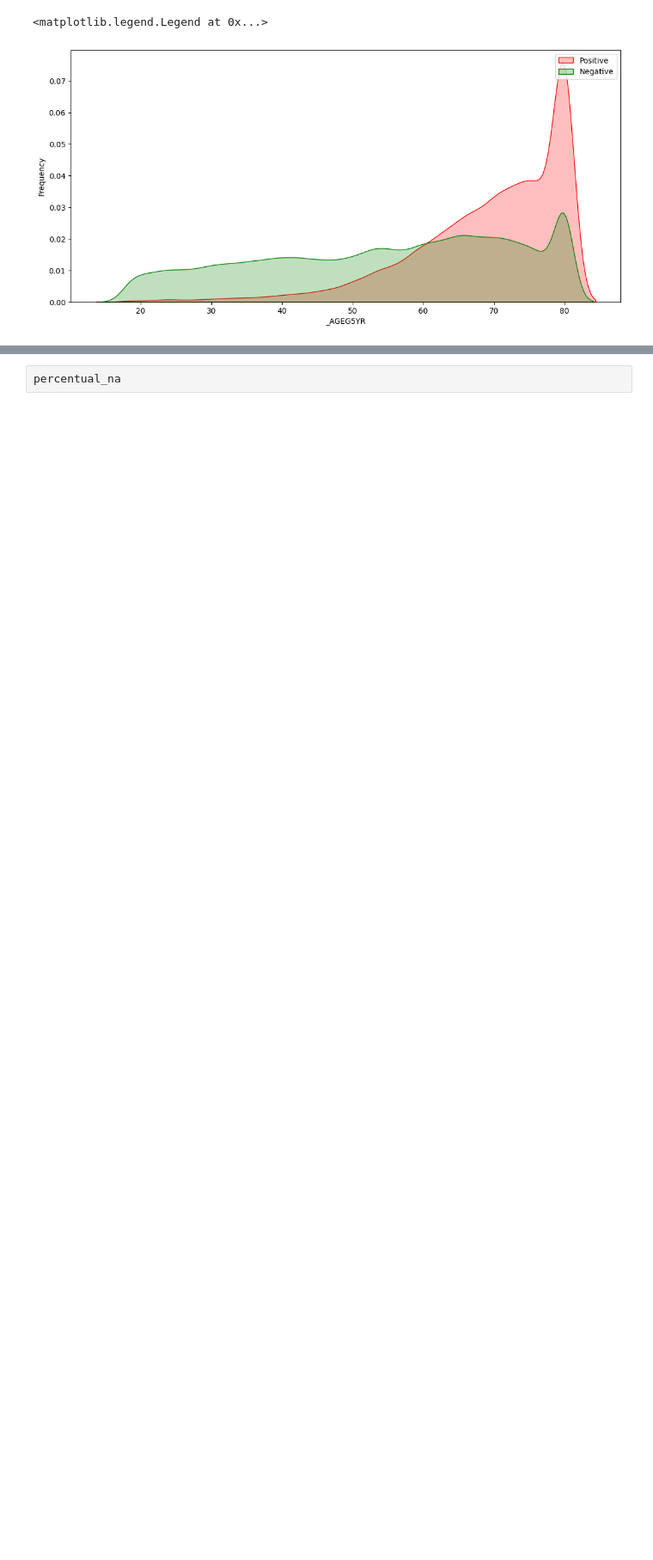
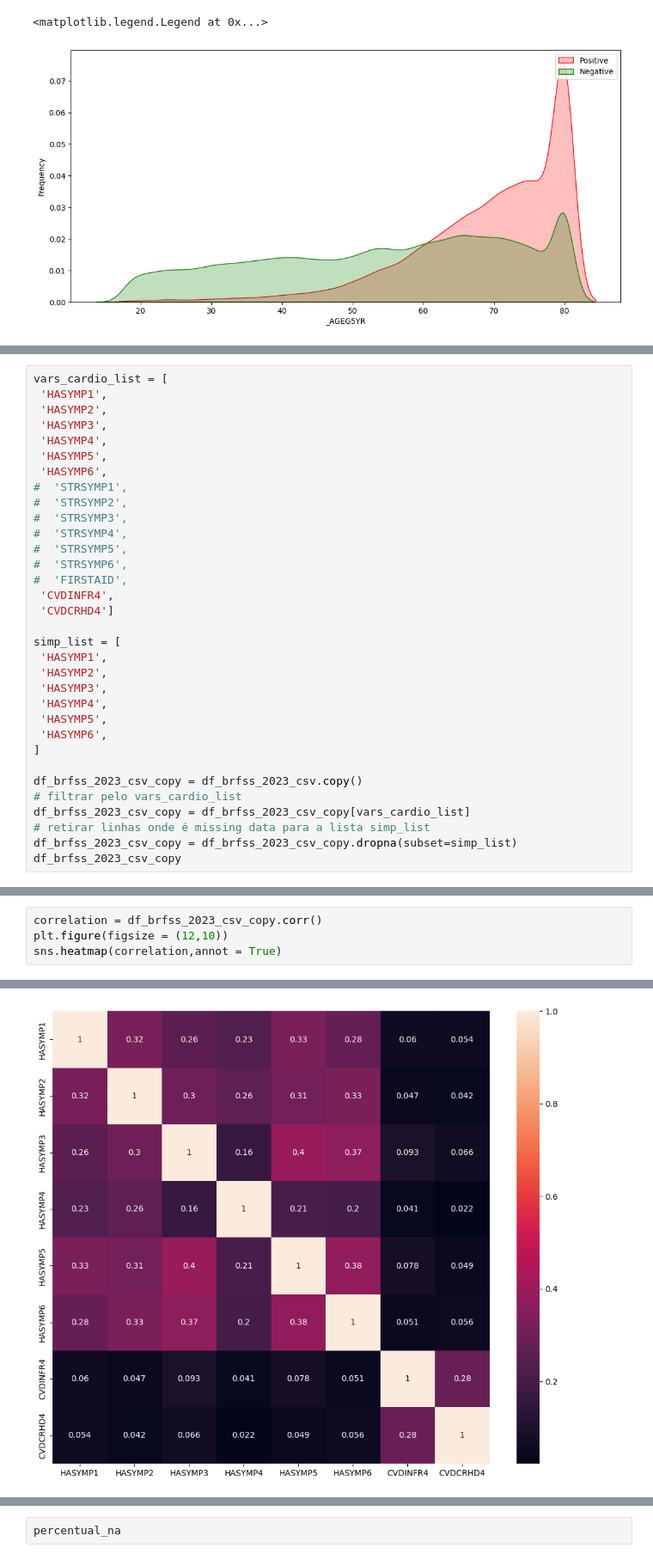
Before and after one commit to EdCarlos-dev/riskPredictionDeseases, a Jupyter notebook: dev/notebooks/dataTreatment_400_k_samples.ipynb, the cells around one changed output, grey strips where cells are left out. Shown at 86% size. Cells and saved outputs as stored; diff of their text form; blank space fills up the shorter version.

```diff
--- a/dev/notebooks/dataTreatment_400_k_samples.ipynb
+++ b/dev/notebooks/dataTreatment_400_k_samples.ipynb
@@ -1285,0 +1380,33 @@ g.legend(["Positive","Negative"])
+# %%
+vars_cardio_list = [
+ 'HASYMP1',
+ 'HASYMP2',
+ 'HASYMP3',
+ 'HASYMP4',
+ 'HASYMP5',
+ 'HASYMP6',
+#  'STRSYMP1',
+#  'STRSYMP2',
+#  'STRSYMP3',
+#  'STRSYMP4',
+#  'STRSYMP5',
+#  'STRSYMP6',
+#  'FIRSTAID',
+ 'CVDINFR4',
+ 'CVDCRHD4']
+
+simp_list = [
+ 'HASYMP1',
+ 'HASYMP2',
+ 'HASYMP3',
+ 'HASYMP4',
+ 'HASYMP5',
+ 'HASYMP6',
+]
+
+df_brfss_2023_csv_copy = df_brfss_2023_csv.copy()
+# filtrar pelo vars_cardio_list
+df_brfss_2023_csv_copy = df_brfss_2023_csv_copy[vars_cardio_list]
+# retirar linhas onde é missing data para a lista simp_list
+df_brfss_2023_csv_copy = df_brfss_2023_csv_copy.dropna(subset=simp_list)
+df_brfss_2023_csv_copy
@@ -1285,0 +1427,5 @@ g.legend(["Positive","Negative"])
+# %%
+correlation = df_brfss_2023_csv_copy.corr()
+plt.figure(figsize = (12,10))
+sns.heatmap(correlation,annot = True)
+# %% [output]
@@ -1285,0 +1433 @@ g.legend(["Positive","Negative"])
+[figure, added]
```
Also changed, not shown: parts of 30 cells of this notebook.
